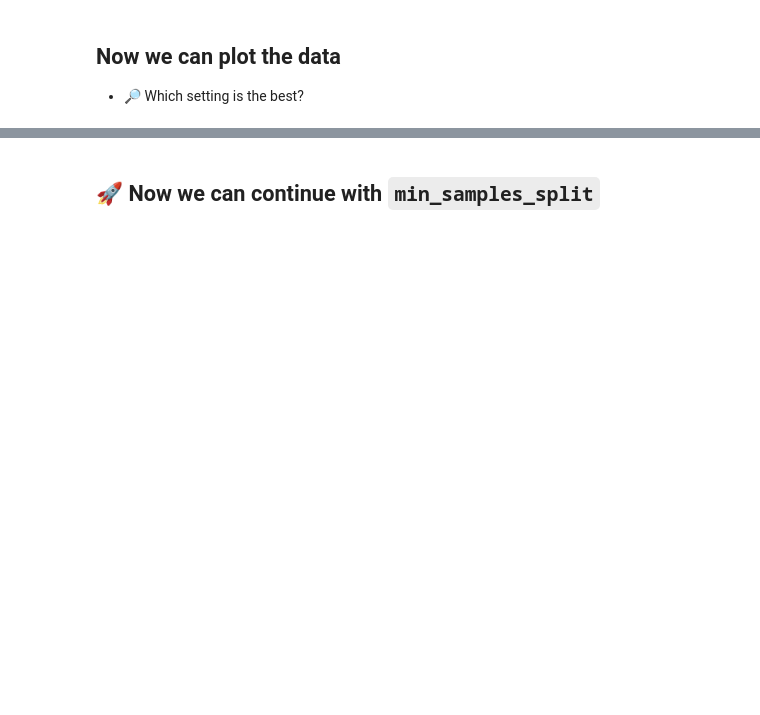
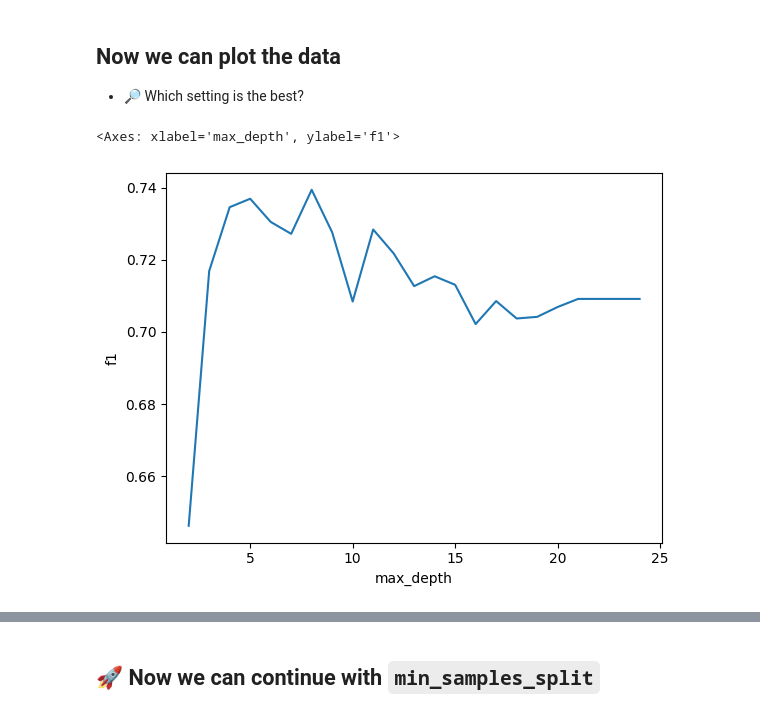
Before and after one commit to lubsar/EFREI-Introduction-to-Machine-Learning, a Jupyter notebook: iml_08.ipynb, the cells around one changed output, grey strips where cells are left out. Cells and saved outputs as stored; diff of their text form; code cells hidden in the pictures; blank space fills up the shorter version.

```diff
--- a/iml_08.ipynb
+++ b/iml_08.ipynb
@@ -447,3 +542,18 @@ accuracy_score(y_test, y_pred)
     * Some models are more sensitive to parameters settings
 # %% [markdown]
 ## 🚀 Let's tune the `max_depth` first
+# %%
+scores_global = []
+for x in np.arange(2, 25):
+    skf = KFold(n_splits=5)
+    scores = []
+    for train_index, test_index in skf.split(X, y):
+        X_train, X_test = X.iloc[train_index, :], X.iloc[test_index, :]
+        y_train, y_test = y.iloc[train_index], y.iloc[test_index]
+        clf = DecisionTreeClassifier(max_depth = x, random_state = 13)
+        clf.fit(X_train, y_train)
+        y_pred = clf.predict(X_test)
+        scores.append(f1_score(y_test, y_pred))
+    scores_global.append((x, np.mean(scores)))
+
+scores_global[:10]
@@ -449,0 +571,3 @@ accuracy_score(y_test, y_pred)
+# %%
+df_res = pd.DataFrame.from_records(scores_global, columns=['max_depth', 'f1'])
+df_res.tail()
@@ -450,3 +581,8 @@ accuracy_score(y_test, y_pred)
 # %% [markdown]
 ## Now we can plot the data
 * 🔎 Which setting is the best?
+# %%
+sns.lineplot(data = df_res, x='max_depth', y='f1')
+# %% [output]
+<Axes: xlabel='max_depth', ylabel='f1'>
+[figure, added]
```
Also changed, not shown: parts of 25 cells of this notebook, 1 other file.
